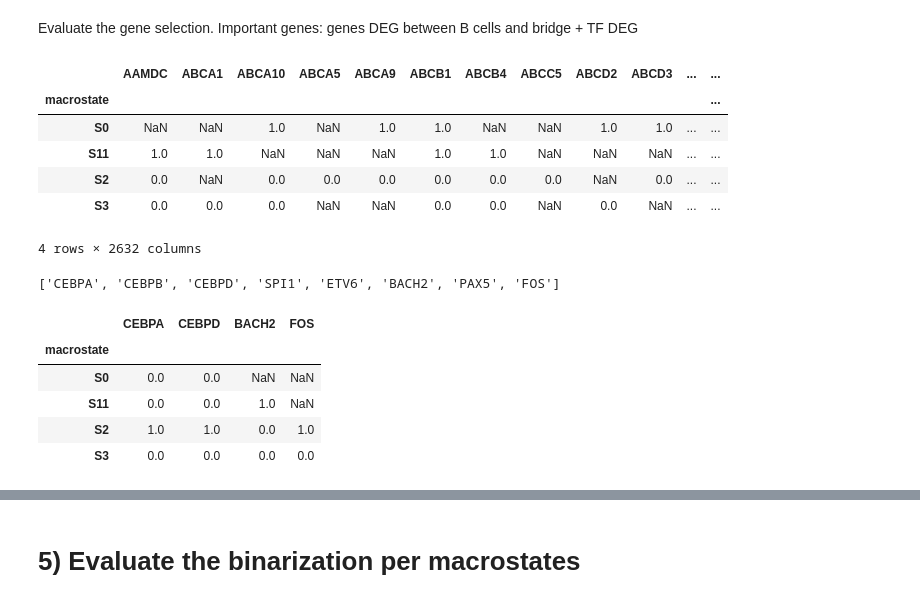
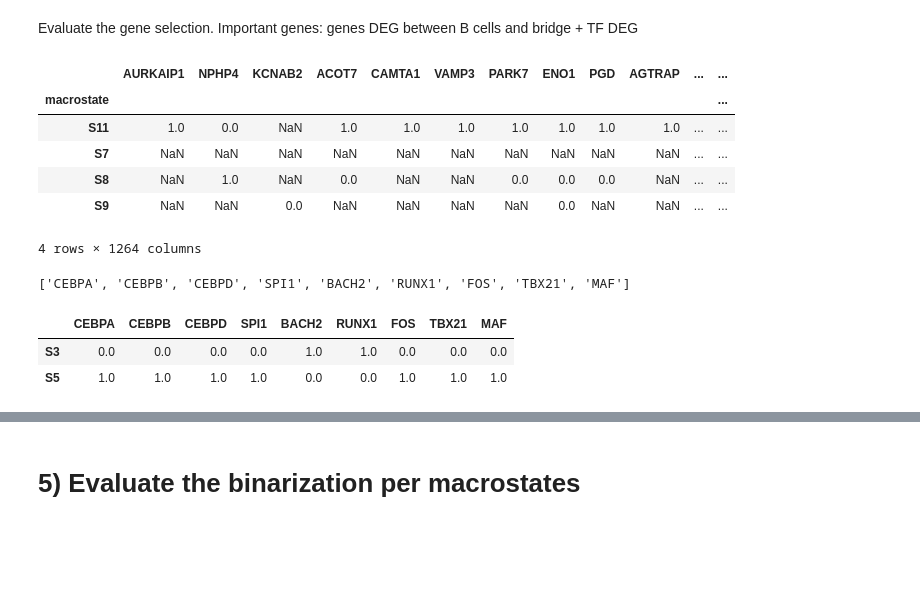
Before and after one commit to Augugustine/CITE-seq-analysis-CLL, a Jupyter notebook: 3- Boolean model/Binarization_gene_TF.ipynb, the cells around one changed output, grey strips where cells are left out. Drawn from its saved outputs; the diff is of its cells as text; code cells hidden in the pictures; blank space fills up the shorter version.

```diff
--- a/3- Boolean model/Binarization_gene_TF.ipynb
+++ b/3- Boolean model/Binarization_gene_TF.ipynb
@@ -6,11 +6,14 @@
 3) Evaluate the binarization result
 # %%
 # === PARAMETERS ===
-input_file = "/home/a.blanc-boekholt/Documents/Singlecell-R/Scripts/Matrix/cll_macro_stream_13.h5ad"
-binarised_file_gene= "/home/a.blanc-boekholt/Documents/Singlecell-R/Scripts/Boolean_model_BoNesis/mstates_bin_genes_old.csv"
-binarised_file_tf= "/home/a.blanc-boekholt/Documents/Singlecell-R/Scripts/Boolean_model_BoNesis/mstates_bin_tfs.csv"
-binarized_file_output = "/home/a.blanc-boekholt/Documents/Singlecell-R/Scripts/Matrix/data_binarized_tf_gene.csv"
-patient = "P2"
+input_file = "/home/a.blanc-boekholt/Documents/Singlecell-R/Scripts/Matrix/cll_macro_stream_p3.h5ad"
+binarised_file_gene= "/home/a.blanc-boekholt/Documents/Singlecell-R/Scripts/Boolean_model_BoNesis/Bonesis_p3_no_bifurcation/Binarisation_genes/mstates_bin.csv"
+binarised_file_tf= "/home/a.blanc-boekholt/Documents/Singlecell-R/Scripts/Boolean_model_BoNesis/Bonesis_p3_no_bifurcation/Binarisation_tfs/mstates_bin.csv"
+binarized_file_output_genes = "/home/a.blanc-boekholt/Documents/Singlecell-R/Scripts/Matrix/data_binarized_tfs_no_bif.csv"
+binarized_file_output_tfs = "/home/a.blanc-boekholt/Documents/Singlecell-R/Scripts/Matrix/data_binarized_tfs_no_bif.csv"
+binarized_file_output = "/home/a.blanc-boekholt/Documents/Singlecell-R/Scripts/Matrix/data_binarized_tfs_genes_p3.csv"
+
+patient = "P3"
 output_directory = "/home/a.blanc-boekholt/Documents/Singlecell-R/Scripts/Plots"
 # %%
 import sys
@@ -332,30 +366,28 @@ binarized_states.to_csv(binarized_file_output)
 # %% [markdown]
 Evaluate the gene selection. Important genes: genes DEG between B cells and bridge + TF DEG
 # %%
-binarized_states = pd.read_csv("/home/a.blanc-boekholt/Documents/Singlecell-R/Scripts/Boolean_model_BoNesis/Bonesis_test/data_binarized_tf_gene_sep.csv",index_col=0)
+binarized_states = pd.read_csv(binarized_file_output,index_col=0)
 binarized_states.head()
 # %% [output]
-|  | AAMDC | ABCA1 | ABCA10 | ABCA5 | ABCA9 | ABCB1 | ABCB4 | ABCC5 | ABCD2 | ABCD3 | ... | ... |
+|  | AURKAIP1 | NPHP4 | KCNAB2 | ACOT7 | CAMTA1 | VAMP3 | PARK7 | ENO1 | PGD | AGTRAP | ... | ... |
 | macrostate |  |  |  |  |  |  |  |  |  |  |  | ... |
-| S0 | NaN | NaN | 1.0 | NaN | 1.0 | 1.0 | NaN | NaN | 1.0 | 1.0 | ... | ... |
-| S11 | 1.0 | 1.0 | NaN | NaN | NaN | 1.0 | 1.0 | NaN | NaN | NaN | ... | ... |
-| S2 | 0.0 | NaN | 0.0 | 0.0 | 0.0 | 0.0 | 0.0 | 0.0 | NaN | 0.0 | ... | ... |
-| S3 | 0.0 | 0.0 | 0.0 | NaN | NaN | 0.0 | 0.0 | NaN | 0.0 | NaN | ... | ... |
+| S11 | 1.0 | 0.0 | NaN | 1.0 | 1.0 | 1.0 | 1.0 | 1.0 | 1.0 | 1.0 | ... | ... |
+| S7 | NaN | NaN | NaN | NaN | NaN | NaN | NaN | NaN | NaN | NaN | ... | ... |
+| S8 | NaN | 1.0 | NaN | 0.0 | NaN | NaN | 0.0 | 0.0 | 0.0 | NaN | ... | ... |
+| S9 | NaN | NaN | 0.0 | NaN | NaN | NaN | NaN | 0.0 | NaN | NaN | ... | ... |
-4 rows × 2632 columns
+4 rows × 1264 columns
 # %%
-genes = ["NANOG", "CEBPA","CEBPB","CEBPD","SPI1","ETV6","BACH2","PAX5","RUNX1","PU1","SP1","FOS","IFR4","HNF4A",'GATA-1']
-[g for g in genes if g in binarized_states.columns]
+genes = ["NANOG", "CEBPA","CEBPB","CEBPD","SPI1","ETV6","BACH2","PAX5","RUNX1","PU1","SP1","FOS","IFR4","HNF4A",'TBX21', "PAX7", "MAF"]
+print([g for g in genes if g in binarized_states.columns])
+bina=[g for g in genes if g in binarized_states.columns]
 # %% [output]
-['CEBPA', 'CEBPB', 'CEBPD', 'SPI1', 'ETV6', 'BACH2', 'PAX5', 'FOS']
+['CEBPA', 'CEBPB', 'CEBPD', 'SPI1', 'BACH2', 'RUNX1', 'FOS', 'TBX21', 'MAF']
 # %%
-binarized_states[["CEBPA","CEBPD","BACH2","FOS"]]
+binarized_states[bina]
 # %% [output]
-|  | CEBPA | CEBPD | BACH2 | FOS |
-| macrostate |  |  |  |  |
-| S0 | 0.0 | 0.0 | NaN | NaN |
-| S11 | 0.0 | 0.0 | 1.0 | NaN |
-| S2 | 1.0 | 1.0 | 0.0 | 1.0 |
-| S3 | 0.0 | 0.0 | 0.0 | 0.0 |
+|  | CEBPA | CEBPB | CEBPD | SPI1 | BACH2 | RUNX1 | FOS | TBX21 | MAF |
+| S3 | 0.0 | 0.0 | 0.0 | 0.0 | 1.0 | 1.0 | 0.0 | 0.0 | 0.0 |
+| S5 | 1.0 | 1.0 | 1.0 | 1.0 | 0.0 | 0.0 | 1.0 | 1.0 | 1.0 |
 # %%
 binarized_states[["CEBPA","CEBPB","CEBPD","SPI1","ETV6","BACH2","PAX5"]]
 # %% [output]
```
Also changed, not shown: parts of 27 cells of this notebook, 2 other files.
